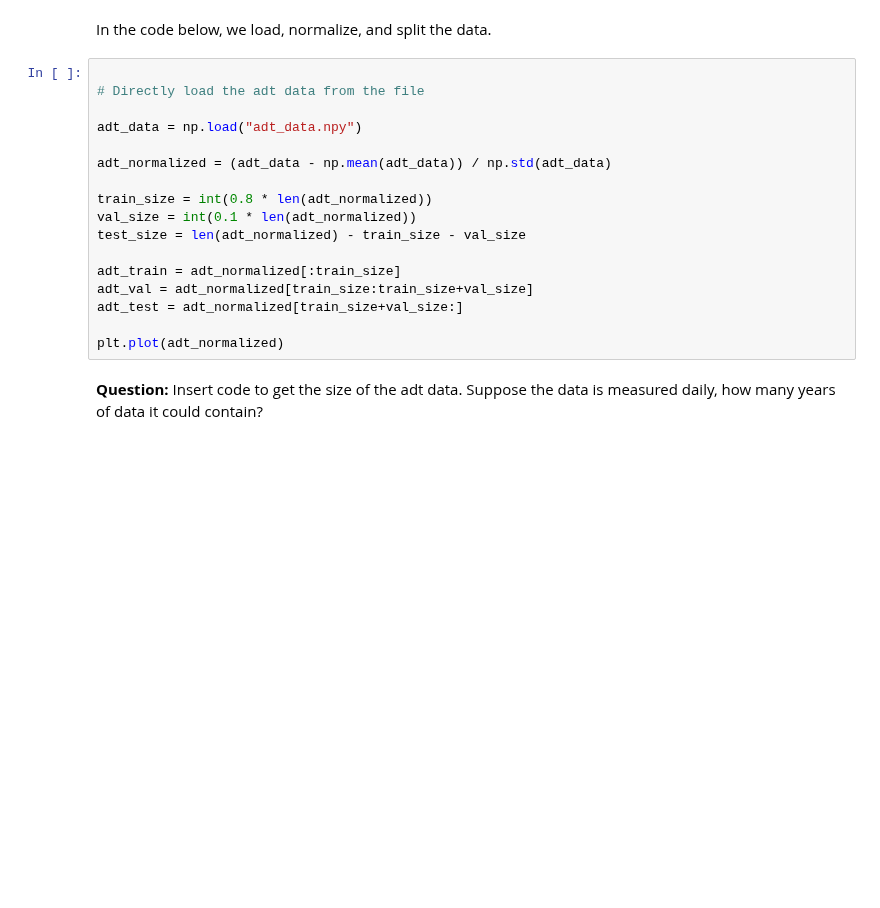
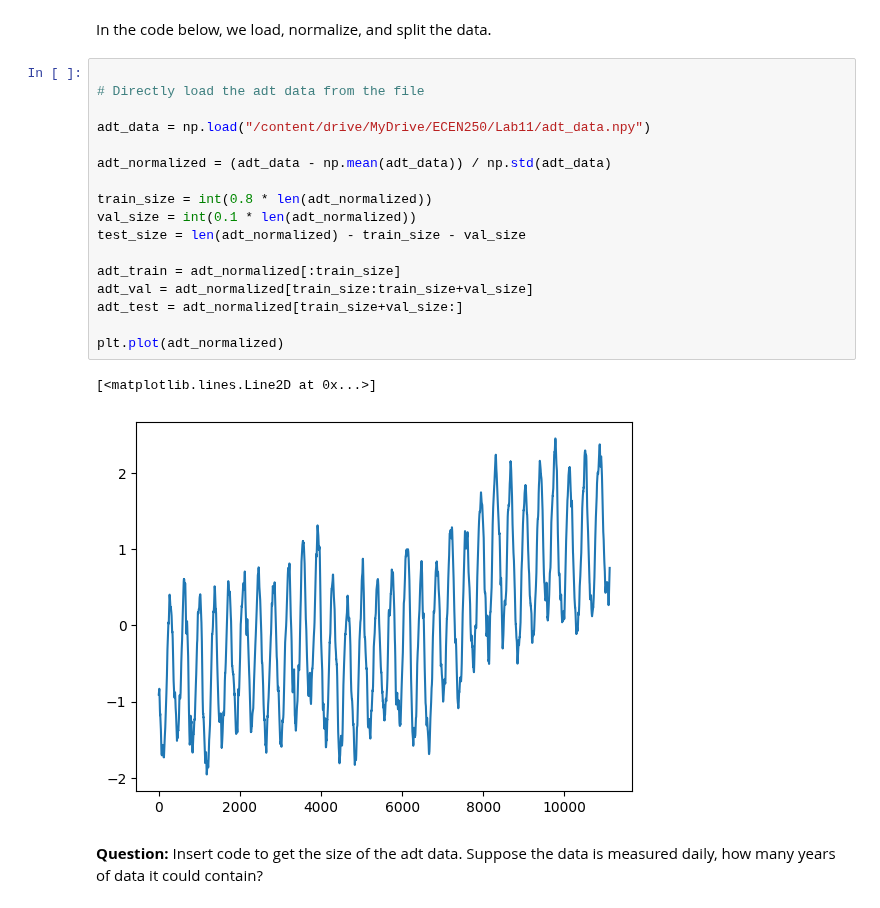
Before and after one commit to hessef/ECEN250, a Jupyter notebook: Lab11/ECEN250-F25-Lab11.ipynb, the cells around one changed output. Cells and saved outputs as stored; diff of their text form; blank space fills up the shorter version.

```diff
--- a/Lab11/ECEN250-F25-Lab11.ipynb
+++ b/Lab11/ECEN250-F25-Lab11.ipynb
@@ -25,20 +48,23 @@ In the code below, we load, normalize, and split the data.
 # %%
 
 # Directly load the adt data from the file
 
-adt_data = np.load("adt_data.npy")
+adt_data = np.load("/content/drive/MyDrive/ECEN250/Lab11/adt_data.npy")
 
 adt_normalized = (adt_data - np.mean(adt_data)) / np.std(adt_data)
 
 train_size = int(0.8 * len(adt_normalized))
 val_size = int(0.1 * len(adt_normalized))
 test_size = len(adt_normalized) - train_size - val_size
 
 adt_train = adt_normalized[:train_size]
 adt_val = adt_normalized[train_size:train_size+val_size]
 adt_test = adt_normalized[train_size+val_size:]
 
 plt.plot(adt_normalized)
+# %% [output]
+[<matplotlib.lines.Line2D at 0x...>]
+[figure, added]
 # %% [markdown]
 **Question:**
 Insert code to get the size of the adt data.
```
Also changed, not shown: parts of 15 cells of this notebook.
